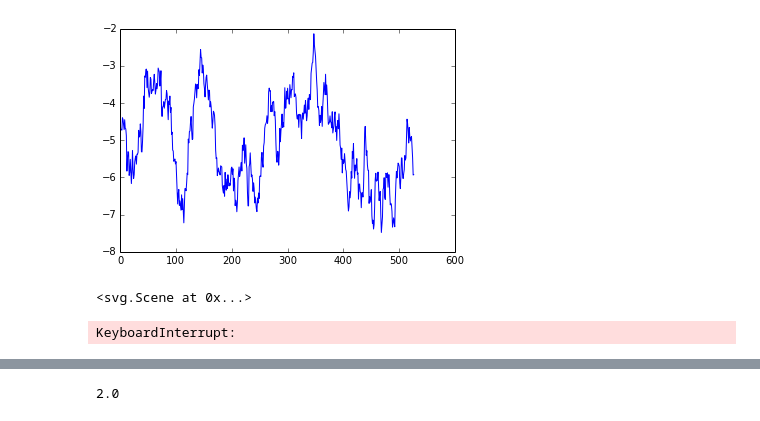
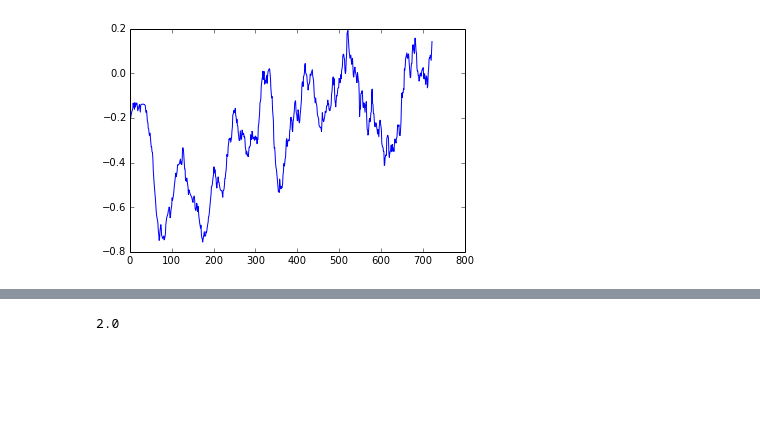
Before and after one commit to siemanko/tensorflow-deepq, a Jupyter notebook: demo.ipynb, the cells around one changed output, grey strips where cells are left out. Saved outputs shown, nothing was run; the diff lists cells and outputs as text; code cells hidden in the pictures; blank space fills up the shorter version.

Commit message:
Working deep-q

```diff
--- a/demo.ipynb
+++ b/demo.ipynb
@@ -16,3 +14,5 @@ from dali.models import MLP
 from IPython.display import clear_output, display, HTML
 
 import svg
+# %%
+D.config.default_device = 'cpu'
@@ -88,4 +190,0 @@ random.sample([1,2,3,4,5,6,7,8], 5)
-# %%
-brain = MLP([3,], [3,3,5], [D.MatOps.tanh, D.MatOps.tanh, lambda x: x])
-controller = DeepQ(brain, 5)
-observation = D.Mat(np.arange(12).reshape(4,3), constant=True)
@@ -96,3 +191,14 @@ controller.action(observation)
+# %%
+if False:
+    brain = MLP([3,], [3,3,5], [D.MatOps.tanh, D.MatOps.tanh, lambda x: x])
+    solver = Solver(brain.parameters(), "rmsprop_momentum")
+    controller = DeepQ(3, 5, brain, solver)
+    for _ in range(30):
+        observation = np.random.uniform(-1, 1, size=(3,))
+        best_action = controller.action(observation)
+        reward = 10
+        new_state = np.random.uniform(-1, 1, size=(3,))
+        controller.store(observation, best_action, reward, new_state)
 # %%
 # geometry
 def point_distance(x, y):
@@ -300,0 +438,5 @@ class KarpathyGame(object):
+# %%
+brain = MLP([g.observation_size,], [100, g.num_actions], [D.MatOps.tanh, lambda x: x])
+# brain = MLP([g.observation_size,], [g.num_actions], [lambda x: x])
+solver = Solver(brain.parameters(), "sgd", learning_rate=0.01)
+c = DeepQ(g.observation_size, g.num_actions, brain, solver, max_experience=30000)
@@ -301,36 +503,4 @@ class KarpathyGame(object):
 # %%
-g.__class__ = KarpathyGame
 g.plot_reward()
 # %% [output]
-[figure, old version]
+[figure, new version]
-# %%
-g = KarpathyGame(SETTINGS)
-
-step_s = 1 / SETTINGS["fps"]
-resolution = SETTINGS["resolution"]
-speed_adjustment = 1.0
-
-last_render_ts = time.time()
-
-avg_render_time = step_s
-while True:
-    clear_output(wait=True)
-    # rendering start
-    start = time.time()
-    display(g.to_html([
-        "FPS    = %.1f" % (min(SETTINGS["fps"], 1 / avg_render_time),),
-        "reward = %.3f" % (g.collect_reward(),),
-        "DTW    = %.1f" % (g.distance_to_walls(),)
-    ]))
-    time_to_be_rendered = time.time() - last_render_ts
-    last_render_ts = time.time()
-    for _ in range(int(speed_adjustment * time_to_be_rendered / resolution)):
-        g.step(resolution)
-    render_time = time.time() - start
-    # rendering end
-    avg_render_time = 0.99 * avg_render_time + 0.01 * render_time
-    if (step_s - render_time) > 0:
-        time.sleep(step_s - render_time)
-# %% [output]
-<svg.Scene at 0x...>
-KeyboardInterrupt:
```
Also changed, not shown: parts of 17 cells of this notebook.
